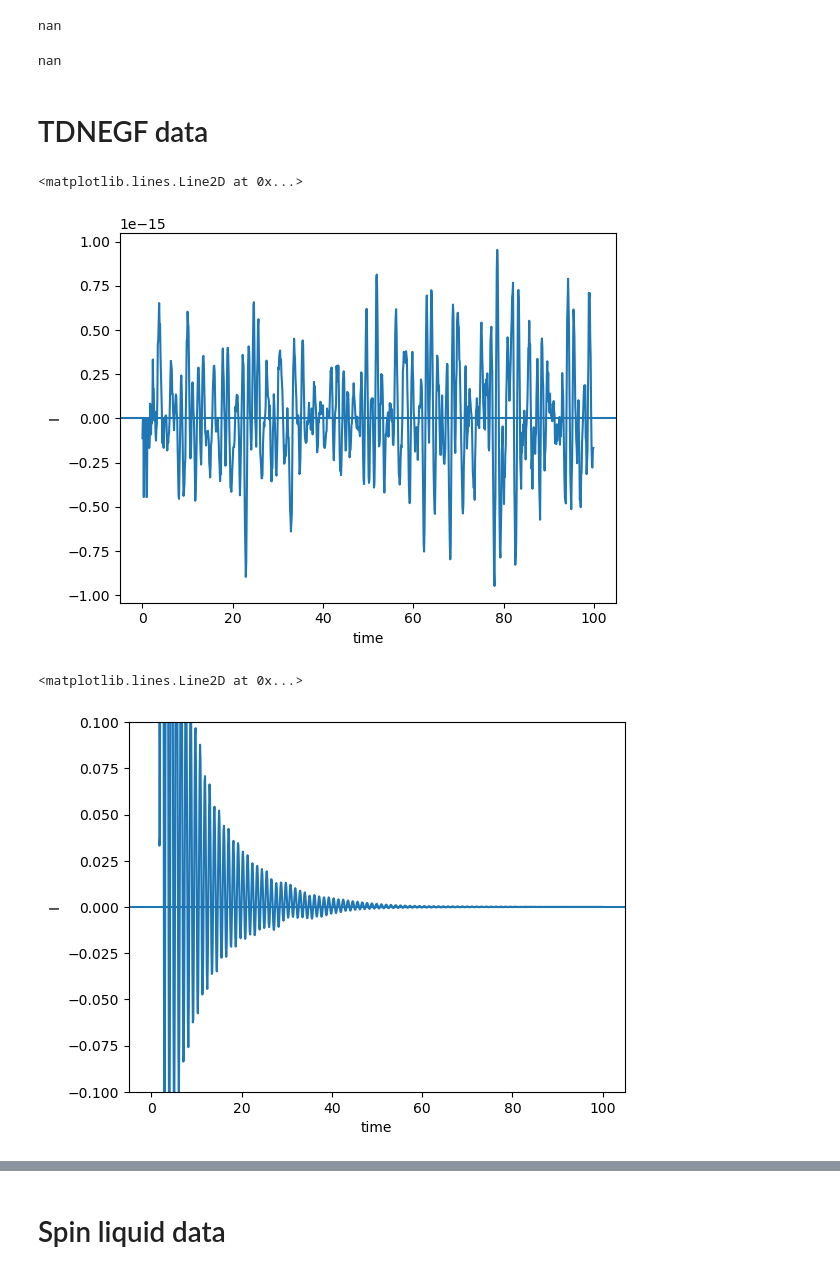
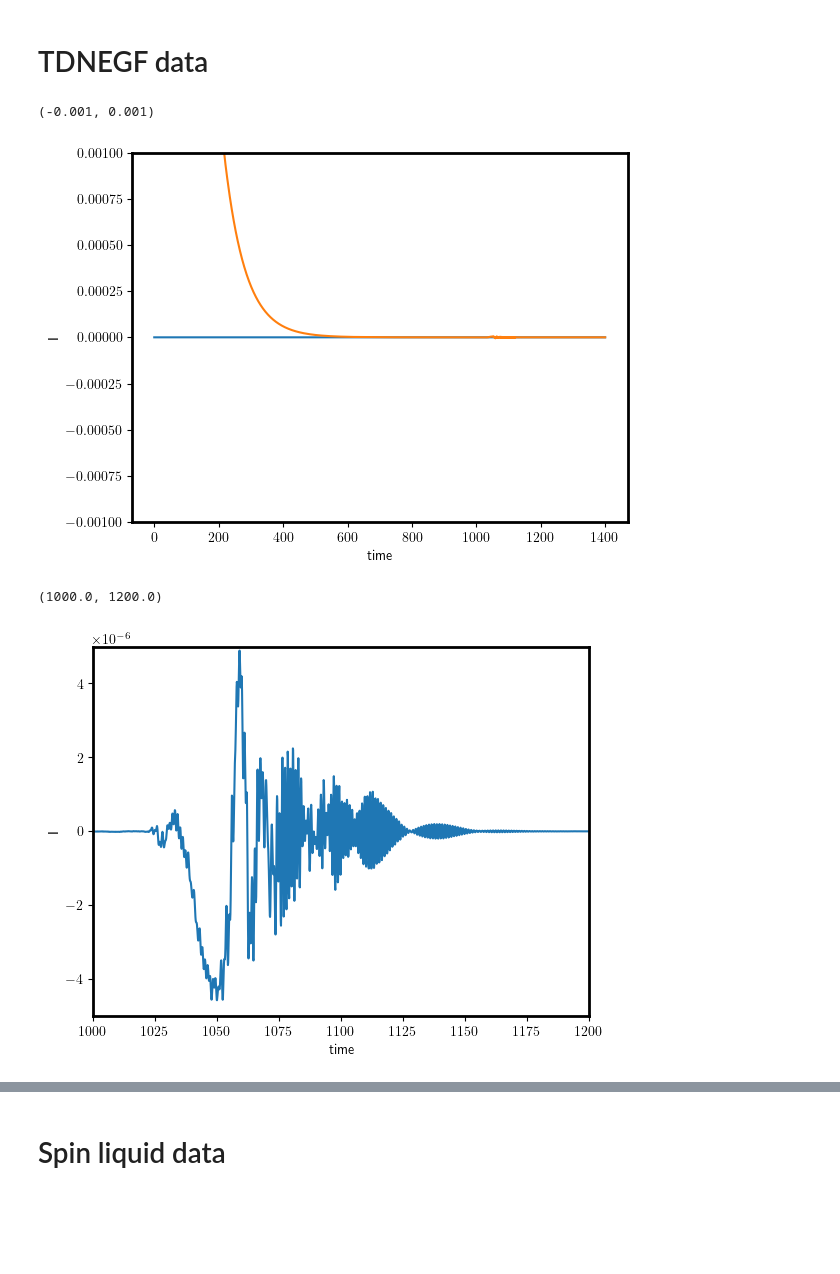
Before and after one commit to Jalil199/TDNEGF, a Jupyter notebook: Figures_main.ipynb, the cells around one changed output, grey strips where cells are left out. Cells and saved outputs as stored; diff of their text form; code cells hidden in the pictures; blank space fills up the shorter version.

```diff
--- a/Figures_main.ipynb
+++ b/Figures_main.ipynb
@@ -1,4 +1,9 @@
 # %%
 import numpy as np
 import matplotlib.pyplot as plt
+from matplotlib import rcParams
+from matplotlib.ticker import (MultipleLocator, AutoMinorLocator)
+rcParams['axes.linewidth']=2
+rcParams['text.usetex']=True#True
+#path = "/home/jalil/Projects2023/TDNEGF/TDNEGF/data/"
 # %%
@@ -14,8 +19,4 @@ cc_f = np.loadtxt(f"./data/cc_{name1}_jl.txt" ) ;
 # %%
-cc_f[8000:8000+6280*2,1].mean()
+#cc_f[8000:8000+6280*2,1].mean()
-# %% [output]
-nan
 # %%
-cc_f[8000:8000+6280*2,1].mean()
+#cc_f[8000:8000+6280*2,1].mean()
-# %% [output]
-nan
@@ -24,28 +43,33 @@ nan
 # %%
 fig,axs = plt.subplots(1,1)
 #plt.plot(data[f"cspins_f_{name1}"][:,0],data[f"cspins_f_{name1}"][:,13])
 axs.plot(cc_f[:,0],cc_f[:,1])
-#axs.plot(cc_f[:,0],cc_f[:,2])
+axs.plot(cc_f[:,0],cc_f[:,2])
 #axs.plot(cc_f[:,0],cc_f[:,3])
 axs.set_ylabel("I")
 axs.set_xlabel("time")
 #axs.set_ylim([-0.1,0.1])
-axs.axhline(0.)
-#plt.ylim([-1e-7,10e-7])
+#axs.axhline(0.)
+plt.ylim([-1e-3,1e-3])
+#plt.xlim([4900,5100])
 # %% [output]
-<matplotlib.lines.Line2D at 0x...>
+(-0.001, 0.001)
-[figure, old version]
+[figure, new version]
 # %%
 fig,axs = plt.subplots(1,1)
 #plt.plot(data[f"cspins_f_{name1}"][:,0],data[f"cspins_f_{name1}"][:,13])
-axs.plot(cc_f[:,0],cc_f[:,2])
+axs.plot(cc_f[:,0],-cc_f[:,2])
+# axs.plot(cc_f[:,0],cc1_f[:,2],color='yellow')
+# axs.plot(cc_f[:,0],cc2_f[:,2],color='red',alpha=0.5)
 #axs.plot(cc_f[:,0],cc_f[:,2])
 #axs.plot(cc_f[:,0],cc_f[:,3])
 axs.set_ylabel("I")
 axs.set_xlabel("time")
-axs.set_ylim([-0.1,0.1])
-axs.axhline(0.)
-#plt.ylim([-1e-5,10e-5])
+#axs.set_ylim([-0.1,0.1])
+#axs.axhline(0.)
+plt.ylim([-5e-6,5e-6])
+plt.xlim([1000,1200])
+#plt.xlim([4980,5200])
 # %% [output]
-<matplotlib.lines.Line2D at 0x...>
+(1000.0, 1200.0)
-[figure, old version]
+[figure, new version]
```
Also changed, not shown: parts of 20 cells of this notebook, 6 other files.
